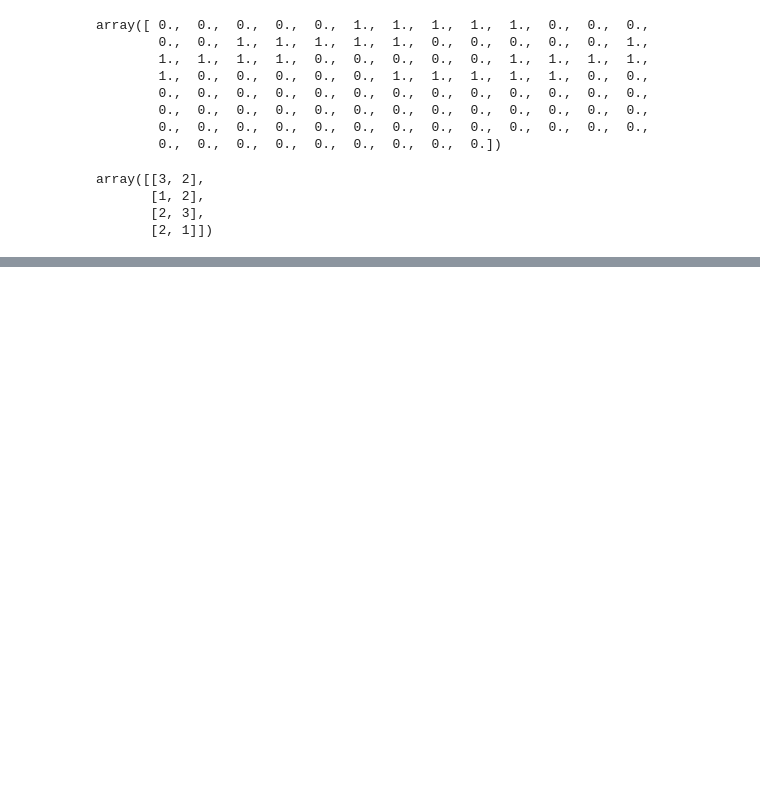
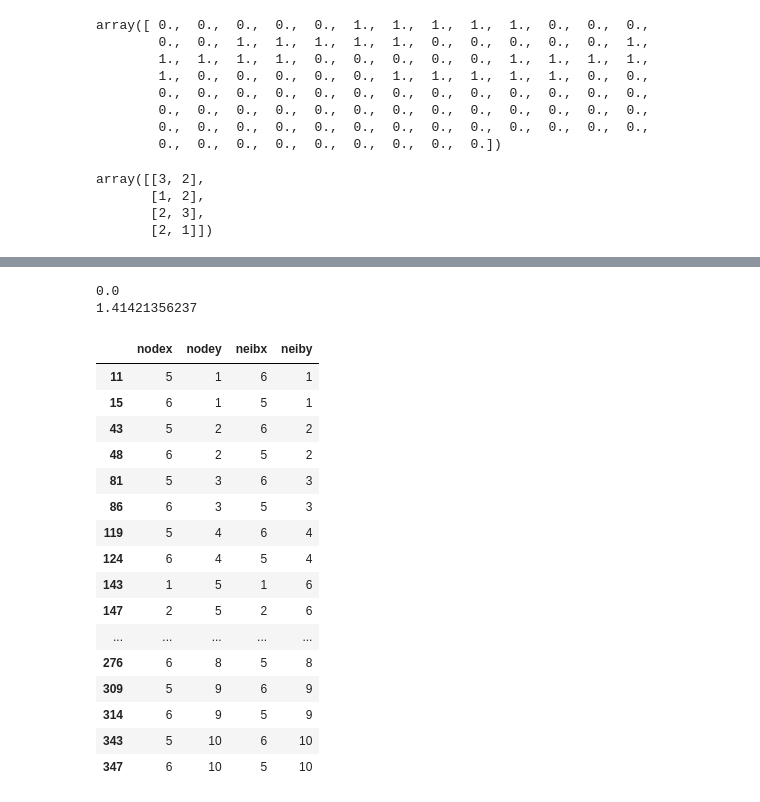
Before and after one commit to crupley/proj, a Jupyter notebook: explore/hood/graph similarity explore.ipynb, the cells around one changed output, grey strips where cells are left out. Cells and saved outputs as stored; diff of their text form; code cells hidden in the pictures; blank space fills up the shorter version.

```diff
--- a/explore/hood/graph similarity explore.ipynb
+++ b/explore/hood/graph similarity explore.ipynb
@@ -104,0 +92,7 @@ array([[ 3.,  3.,  3.,  3.],
+# %%
+# drop non-existent points
+edges = edges[edges.neibx.apply(lambda x: x in coords)]
+edges = edges[edges.neiby.apply(lambda x: x in coords)]
+edges.index = np.arange(0, edges.shape[0])
+print edges.shape
+edges.head()
@@ -104,0 +107,35 @@ array([[ 3.,  3.,  3.,  3.],
+# %%
+def dist(x1, y1, x2, y2, features):
+    f1 = features[(features.nodex == x1) & (features.nodey == y1)].iloc[:,2:]
+    f2 = features[(features.nodex == x2) & (features.nodey == y2)].iloc[:,2:]
+
+    f1 = np.array(f1).flatten()
+    f2 = np.array(f2).flatten()
+    return np.linalg.norm(f1-f2)
+
+print dist(1, 1, 2, 1, gdf)
+print dist(1, 1, 1, 6, gdf)
+# %% [output]
+0.0
+1.41421356237
+# %%
+distances = edges.apply(lambda x: dist(x.nodex, x.nodey, x.neibx, x.neiby, gdf), axis=1)
+edges[distances != 0]
+# %% [output]
+|  | nodex | nodey | neibx | neiby |
+| 11 | 5 | 1 | 6 | 1 |
+| 15 | 6 | 1 | 5 | 1 |
+| 43 | 5 | 2 | 6 | 2 |
+| 48 | 6 | 2 | 5 | 2 |
+| 81 | 5 | 3 | 6 | 3 |
+| 86 | 6 | 3 | 5 | 3 |
+| 119 | 5 | 4 | 6 | 4 |
+| 124 | 6 | 4 | 5 | 4 |
+| 143 | 1 | 5 | 1 | 6 |
+| 147 | 2 | 5 | 2 | 6 |
+| ... | ... | ... | ... | ... |
+| 276 | 6 | 8 | 5 | 8 |
+| 309 | 5 | 9 | 6 | 9 |
+| 314 | 6 | 9 | 5 | 9 |
+| 343 | 5 | 10 | 6 | 10 |
+| 347 | 6 | 10 | 5 | 10 |
```
Also changed, not shown: parts of 9 cells of this notebook.
